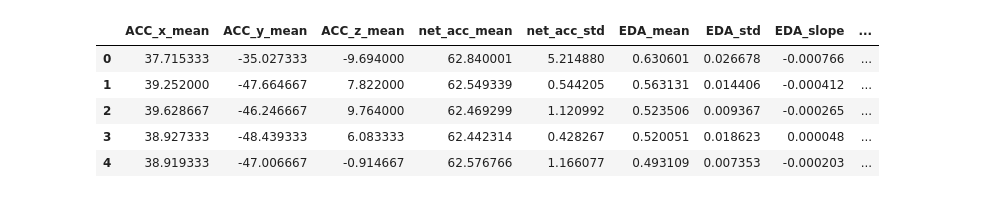
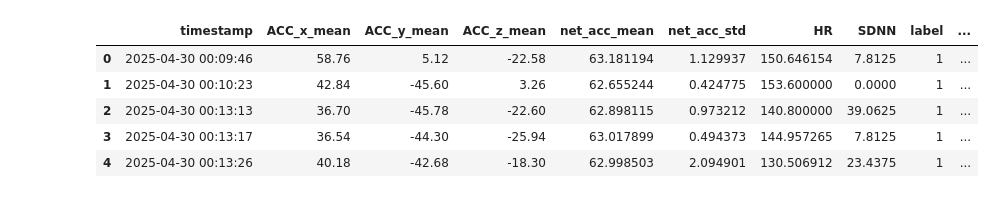
Before and after one commit to grayaubel/focus-detection-using-physiological-data, a Jupyter notebook: notebooks/WESAD/explore_quest.ipynb, the cells around one changed output. Cells and saved outputs as stored; diff of their text form; code cells hidden in the pictures.

```diff
--- a/notebooks/WESAD/explore_quest.ipynb
+++ b/notebooks/WESAD/explore_quest.ipynb
@@ -4,16 +4,16 @@ import numpy as np
 import glob
 from tqdm import tqdm
 # %%
-all_file = glob.glob('../../data/processed/WESAD/feature_extracted/S*.csv')
+all_file = glob.glob('../../data/processed/apple_watch_format/1s/S*.csv')
 df_all = pd.concat([pd.read_csv(file) for file in all_file], ignore_index=True, axis=0)
 df_all.head()
 # %% [output]
-|  | ACC_x_mean | ACC_y_mean | ACC_z_mean | net_acc_mean | net_acc_std | EDA_mean | EDA_std | EDA_slope | ... |
-| 0 | 37.715333 | -35.027333 | -9.694000 | 62.840001 | 5.214880 | 0.630601 | 0.026678 | -0.000766 | ... |
-| 1 | 39.252000 | -47.664667 | 7.822000 | 62.549339 | 0.544205 | 0.563131 | 0.014406 | -0.000412 | ... |
-| 2 | 39.628667 | -46.246667 | 9.764000 | 62.469299 | 1.120992 | 0.523506 | 0.009367 | -0.000265 | ... |
-| 3 | 38.927333 | -48.439333 | 6.083333 | 62.442314 | 0.428267 | 0.520051 | 0.018623 | 0.000048 | ... |
-| 4 | 38.919333 | -47.006667 | -0.914667 | 62.576766 | 1.166077 | 0.493109 | 0.007353 | -0.000203 | ... |
+|  | timestamp | ACC_x_mean | ACC_y_mean | ACC_z_mean | net_acc_mean | net_acc_std | HR | SDNN | label | ... |
+| 0 | 2025-04-30 00:09:46 | 58.76 | 5.12 | -22.58 | 63.181194 | 1.129937 | 150.646154 | 7.8125 | 1 | ... |
+| 1 | 2025-04-30 00:10:23 | 42.84 | -45.60 | 3.26 | 62.655244 | 0.424775 | 153.600000 | 0.0000 | 1 | ... |
+| 2 | 2025-04-30 00:13:13 | 36.70 | -45.78 | -22.60 | 62.898115 | 0.973212 | 140.800000 | 39.0625 | 1 | ... |
+| 3 | 2025-04-30 00:13:17 | 36.54 | -44.30 | -25.94 | 63.017899 | 0.494373 | 144.957265 | 7.8125 | 1 | ... |
+| 4 | 2025-04-30 00:13:26 | 40.18 | -42.68 | -18.30 | 62.998503 | 2.094901 | 130.506912 | 23.4375 | 1 | ... |
 # %%
 df_all['focus_label'] = -1
 # %%
```
Also changed, not shown: parts of 7 cells of this notebook, 1 other file.
